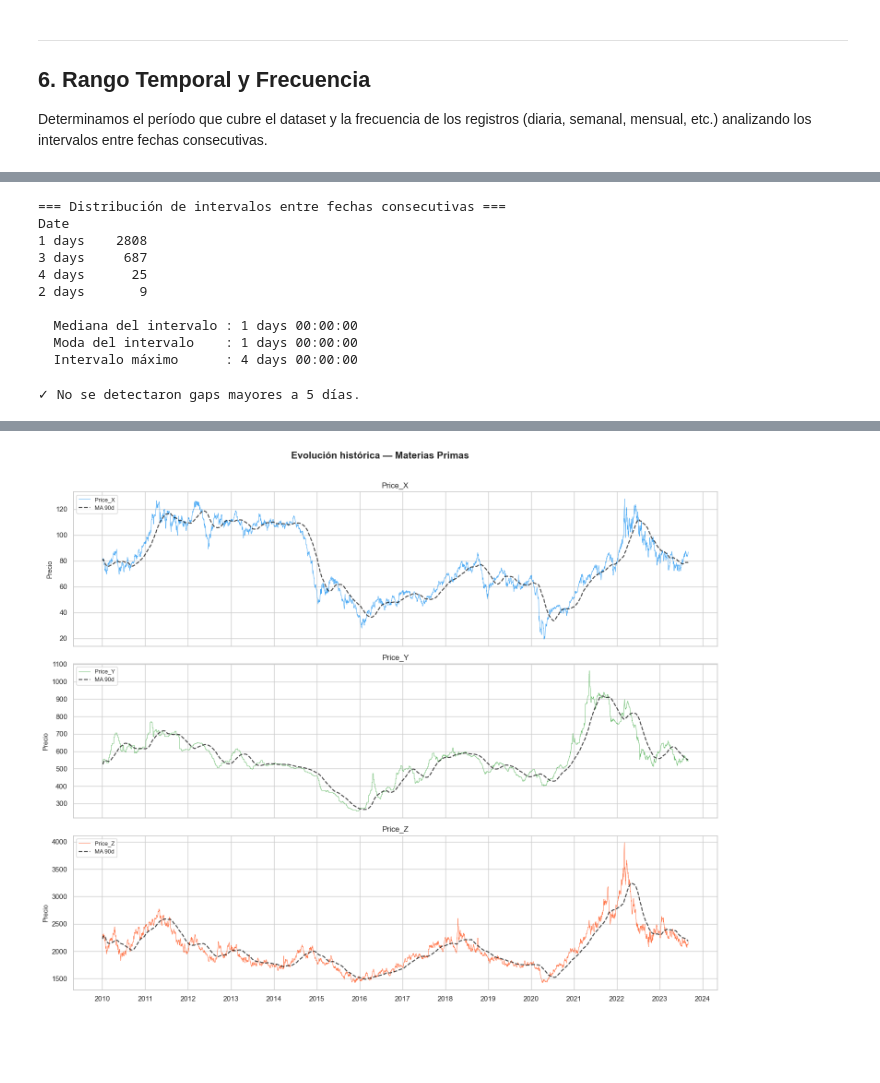
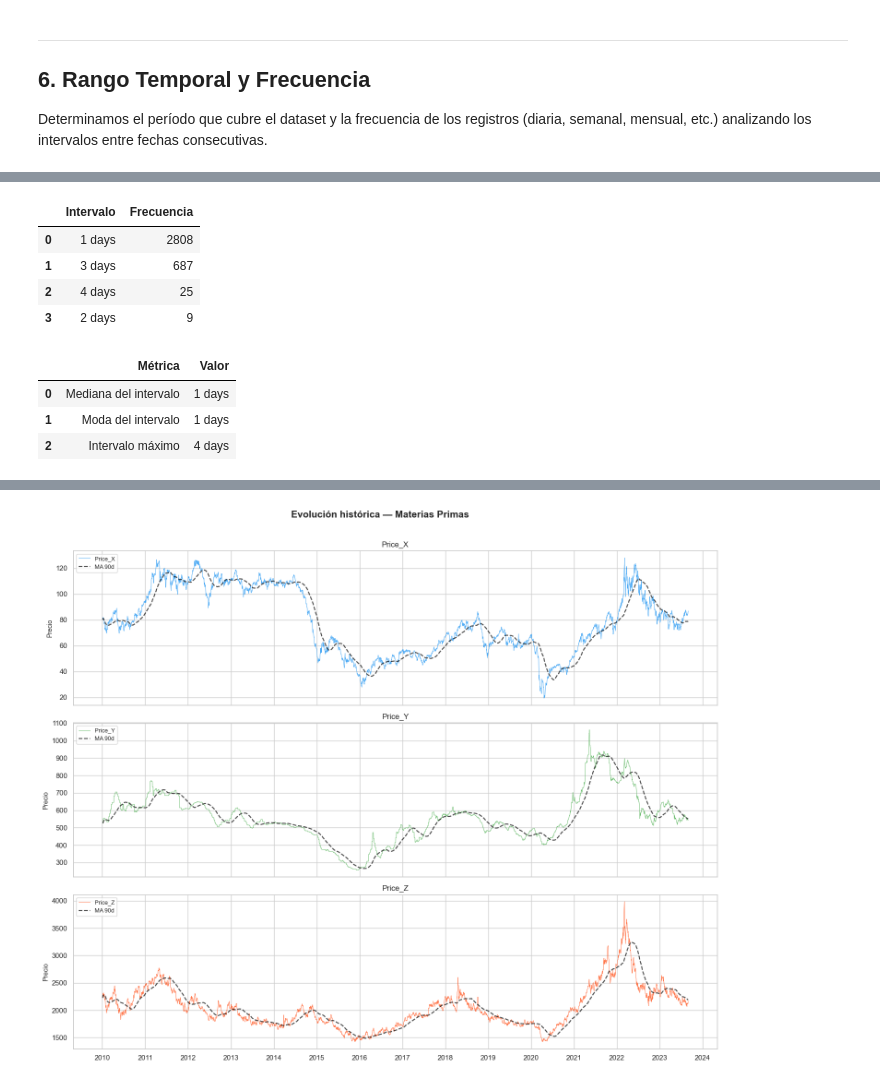
Before and after one commit to mariajose-erazo/dataknow-costos-operativos, a Jupyter notebook: notebooks/01_exploracion_datos.ipynb, the cells around one changed output, grey strips where cells are left out. Saved outputs shown, nothing was run; the diff lists cells and outputs as text; code cells hidden in the pictures; blank space fills up the shorter version.

```diff
--- a/notebooks/01_exploracion_datos.ipynb
+++ b/notebooks/01_exploracion_datos.ipynb
@@ -264,37 +283,33 @@ print(f'  Registros       : {len(df):,}')
 # %%
-# Análisis de los intervalos entre fechas consecutivas
-diffs = df['Date'].diff().dropna()
+# Distribución de los intervalos entre registros consecutivos
 
-print('=== Distribución de intervalos entre fechas consecutivas ===')
-print(diffs.value_counts().head(10).to_string())
+diffs = df["Date"].diff().dropna()
 
-print(f'\n  Mediana del intervalo : {diffs.median()}')
-print(f'  Moda del intervalo    : {diffs.mode()[0]}')
-print(f'  Intervalo máximo      : {diffs.max()}')
+frecuencia_registros = diffs.value_counts().rename_axis("Intervalo").reset_index(name="Frecuencia")
+
+display(frecuencia_registros)
+
+resumen_intervalos = pd.DataFrame({
+    "Métrica": [
+        "Mediana del intervalo",
+        "Moda del intervalo",
+        "Intervalo máximo"
+    ],
+    "Valor": [
+        diffs.median(),
+        diffs.mode()[0],
+        diffs.max()
+    ]
+})
+
+display(resumen_intervalos)
 # %% [output]
-=== Distribución de intervalos entre fechas consecutivas ===
-Date
-1 days    2808
-3 days     687
-4 days      25
-2 days       9
-
-  Mediana del intervalo : 1 days 00:00:00
-  Moda del intervalo    : 1 days 00:00:00
-  Intervalo máximo      : 4 days 00:00:00
+|  | Intervalo | Frecuencia |
+| 0 | 1 days | 2808 |
+| 1 | 3 days | 687 |
+| 2 | 4 days | 25 |
+| 3 | 2 days | 9 |
+|  | Métrica | Valor |
+| 0 | Mediana del intervalo | 1 days |
+| 1 | Moda del intervalo | 1 days |
+| 2 | Intervalo máximo | 4 days |
-# %%
-# Detectar gaps inusuales (más de 5 días — relevante para datos de días hábiles)
-GAP_UMBRAL = pd.Timedelta(days=5)
-gaps = diffs[diffs > GAP_UMBRAL]
-
-if len(gaps) > 0:
-    gap_df = pd.DataFrame({
-        'Fecha'      : df['Date'][gaps.index].values,
-        'Gap (días)' : gaps.dt.days.values
-    })
-    print(f'⚠  Se detectaron {len(gaps)} gaps mayores a {GAP_UMBRAL.days} días:')
-    display(gap_df)
-else:
-    print(f'✓ No se detectaron gaps mayores a {GAP_UMBRAL.days} días.')
-# %% [output]
-✓ No se detectaron gaps mayores a 5 días.
```
Also changed, not shown: parts of 62 cells of this notebook.
